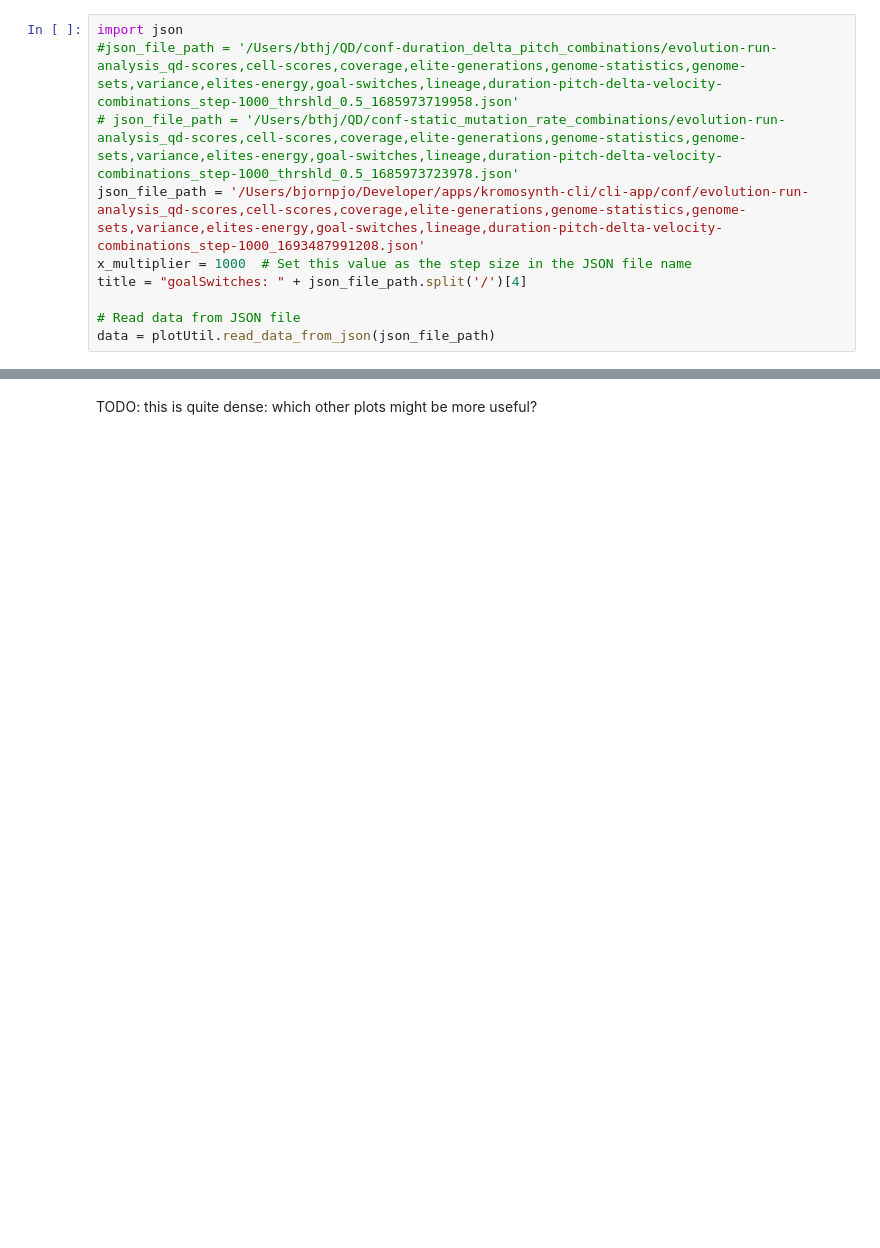
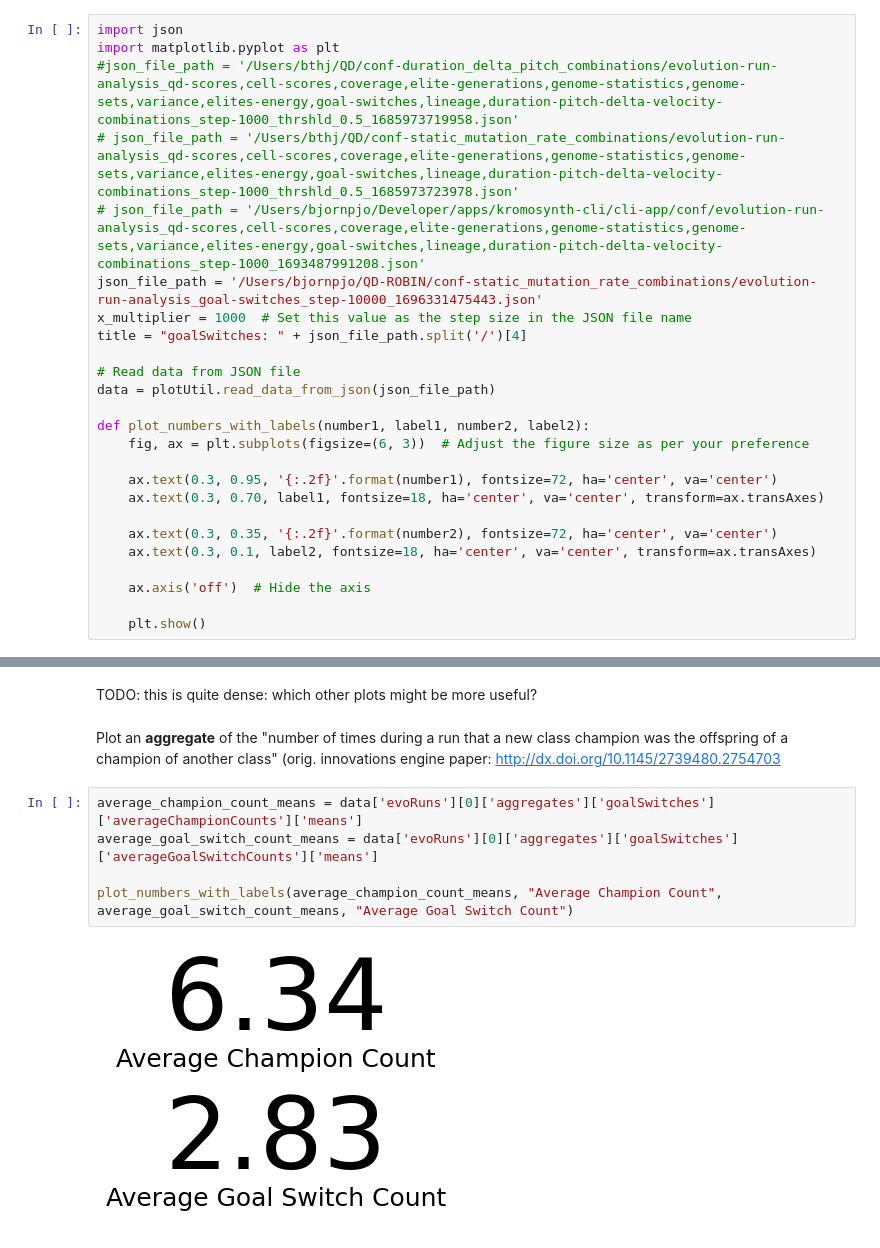
Before and after one commit to synth-is/kromosynth-cli, a Jupyter notebook: analysis/goalSwitches.ipynb, the cells around one changed output, grey strips where cells are left out. Saved outputs shown, nothing was run; the diff lists cells and outputs as text; blank space fills up the shorter version.

Commit message:
- analysis: aggregation of eliteGenerations, elitesEnergy and goalSwitches.

```diff
--- a/analysis/goalSwitches.ipynb
+++ b/analysis/goalSwitches.ipynb
@@ -23,13 +23,28 @@ Requirement already satisfied: six>=1.5 in /Users/bjornpjo/Library/Python/3.10/l
 Plot the "number of times during a run that a new class champion was the offspring of a champion of another class" (orig. innovations engine paper: http://dx.doi.org/10.1145/2739480.2754703
 # %%
 import json
+import matplotlib.pyplot as plt
 #json_file_path = '/Users/bthj/QD/conf-duration_delta_pitch_combinations/evolution-run-analysis_qd-scores,cell-scores,coverage,elite-generations,genome-statistics,genome-sets,variance,elites-energy,goal-switches,lineage,duration-pitch-delta-velocity-combinations_step-1000_thrshld_0.5_1685973719958.json'
 # json_file_path = '/Users/bthj/QD/conf-static_mutation_rate_combinations/evolution-run-analysis_qd-scores,cell-scores,coverage,elite-generations,genome-statistics,genome-sets,variance,elites-energy,goal-switches,lineage,duration-pitch-delta-velocity-combinations_step-1000_thrshld_0.5_1685973723978.json'
-json_file_path = '/Users/bjornpjo/Developer/apps/kromosynth-cli/cli-app/conf/evolution-run-analysis_qd-scores,cell-scores,coverage,elite-generations,genome-statistics,genome-sets,variance,elites-energy,goal-switches,lineage,duration-pitch-delta-velocity-combinations_step-1000_1693487991208.json'
+# json_file_path = '/Users/bjornpjo/Developer/apps/kromosynth-cli/cli-app/conf/evolution-run-analysis_qd-scores,cell-scores,coverage,elite-generations,genome-statistics,genome-sets,variance,elites-energy,goal-switches,lineage,duration-pitch-delta-velocity-combinations_step-1000_1693487991208.json'
+json_file_path = '/Users/bjornpjo/QD-ROBIN/conf-static_mutation_rate_combinations/evolution-run-analysis_goal-switches_step-10000_1696331475443.json'
 x_multiplier = 1000  # Set this value as the step size in the JSON file name
 title = "goalSwitches: " + json_file_path.split('/')[4]
 
 # Read data from JSON file
 data = plotUtil.read_data_from_json(json_file_path)
+
+def plot_numbers_with_labels(number1, label1, number2, label2):
+    fig, ax = plt.subplots(figsize=(6, 3))  # Adjust the figure size as per your preference
+
+    ax.text(0.3, 0.95, '{:.2f}'.format(number1), fontsize=72, ha='center', va='center')
+    ax.text(0.3, 0.70, label1, fontsize=18, ha='center', va='center', transform=ax.transAxes)
+
+    ax.text(0.3, 0.35, '{:.2f}'.format(number2), fontsize=72, ha='center', va='center')
+    ax.text(0.3, 0.1, label2, fontsize=18, ha='center', va='center', transform=ax.transAxes)
+
+    ax.axis('off')  # Hide the axis
+
+    plt.show()
 # %% [markdown]
 Plot the average champion count and goal switch count, across all cells.
@@ -116,3 +116,12 @@ plot_histogram_from_dict(class_champion_and_goal_switch_count)
 [figure]
 # %% [markdown]
 TODO: this is quite dense: which other plots might be more useful?
+# %% [markdown]
+Plot an **aggregate** of the "number of times during a run that a new class champion was the offspring of a champion of another class" (orig. innovations engine paper: http://dx.doi.org/10.1145/2739480.2754703
+# %%
+average_champion_count_means = data['evoRuns'][0]['aggregates']['goalSwitches']['averageChampionCounts']['means']
+average_goal_switch_count_means = data['evoRuns'][0]['aggregates']['goalSwitches']['averageGoalSwitchCounts']['means']
+
+plot_numbers_with_labels(average_champion_count_means, "Average Champion Count", average_goal_switch_count_means, "Average Goal Switch Count")
+# %% [output]
+[figure, added]
```
Also changed, not shown: parts of 3 cells of this notebook, 2 other files.
